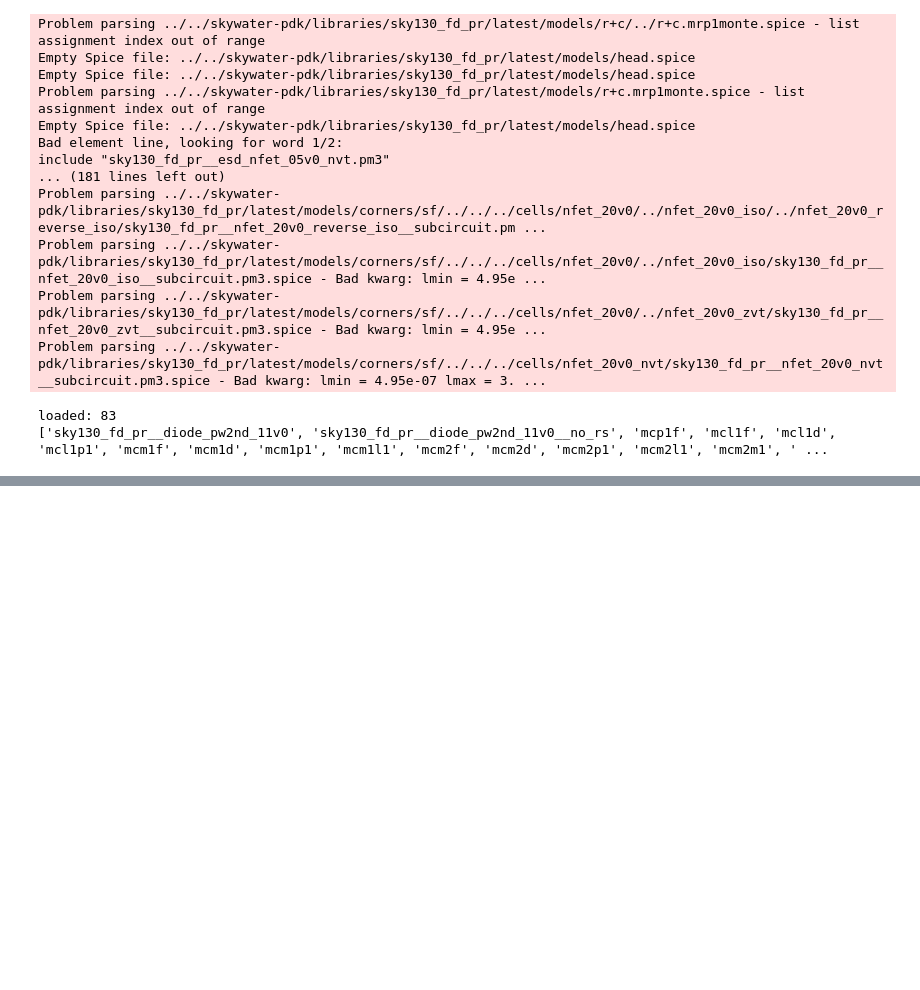
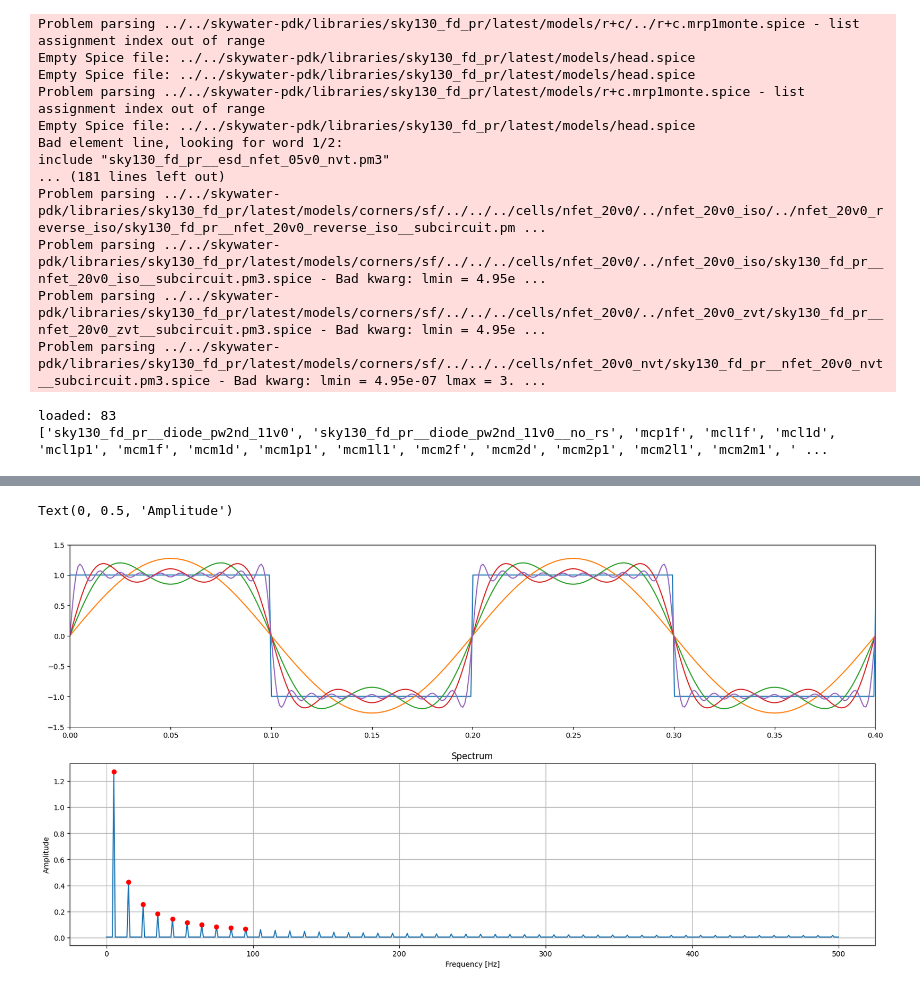
Before and after one commit to NooriDan/SymXplorer, a Jupyter notebook: Scripts/skywater.ipynb, the cells around one changed output, grey strips where cells are left out. Cells and saved outputs as stored; diff of their text form; code cells hidden in the pictures; blank space fills up the shorter version.

```diff
--- a/Scripts/skywater.ipynb
+++ b/Scripts/skywater.ipynb
@@ -280,0 +386,39 @@ plt.show()
+# %%
+N = 1000 # number of sample points
+dt = 1. / 1000 # sample spacing
+
+frequency = 5.
+
+t = np.linspace(.0, N*dt, N)
+y = signal.square(2*np.pi*frequency*t)
+
+figure2, (ax1, ax2) = plt.subplots(2, figsize=(20, 10))
+
+ax1.plot(t, y)
+y_sum = None
+for n in range(1, 20, 2):
+    yn = 4/(np.pi*n)*np.sin((2*np.pi*n*frequency*t))
+    if y_sum is None:
+        y_sum = yn
+    else:
+        y_sum += yn
+    if n in (1, 3, 5):
+        ax1.plot(t, y_sum)
+ax1.plot(t, y_sum)
+ax1.set_xlim(0, 2/frequency)
+ax1.set_ylim(-1.5, 1.5)
+
+yf = fft(y)
+tf = np.linspace(.0, 1./(2.*dt), N//2)
+spectrum = 2./N * np.abs(yf[0:N//2])
+
+ax2.plot(tf, spectrum)
+n = np.arange(1, 20, 2)
+ax2.plot(n*frequency, 4/(np.pi*n), 'o', color='red')
+ax2.grid()
+ax2.set_title('Spectrum')
+ax2.set_xlabel('Frequency [Hz]')
+ax2.set_ylabel('Amplitude')
+# %% [output]
+Text(0, 0.5, 'Amplitude')
+[figure, added]
```
Also changed, not shown: parts of 5 cells of this notebook, 4 other files.
